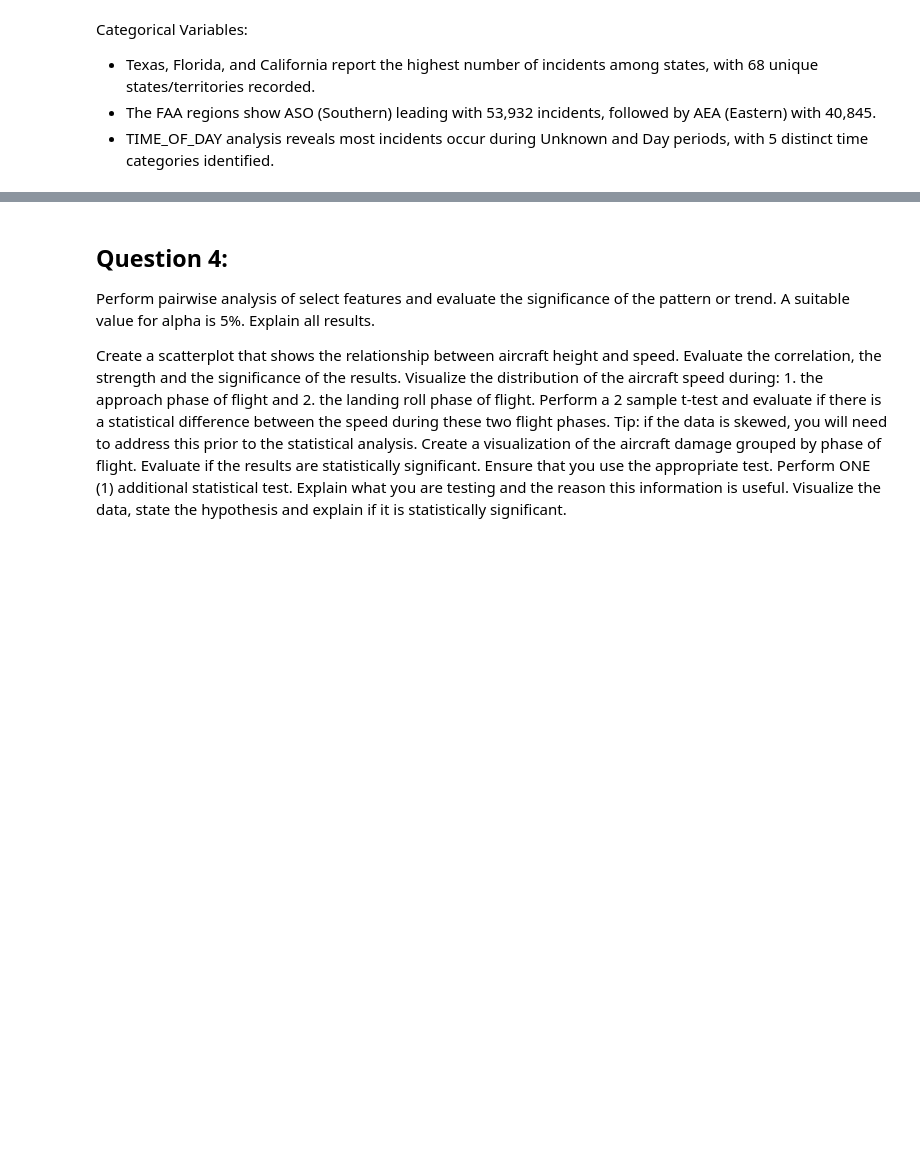
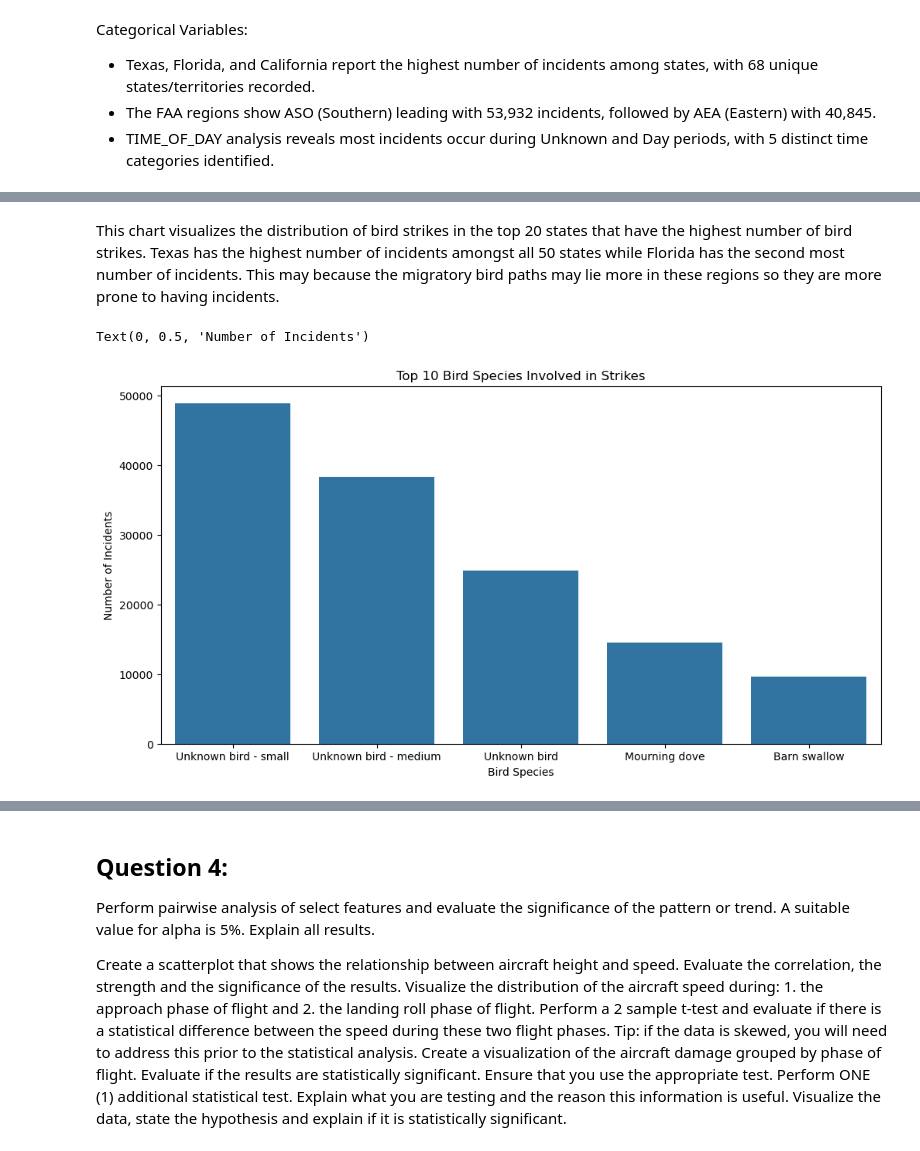
Before and after one commit to Halfgear/DS3000-Group-Project-2, a Jupyter notebook: DS3000.Practicum.2.ipynb, the cells around one changed output, grey strips where cells are left out. Cells and saved outputs as stored; diff of their text form; code cells hidden in the pictures; blank space fills up the shorter version.

```diff
--- a/DS3000.Practicum.2.ipynb
+++ b/DS3000.Practicum.2.ipynb
@@ -199,0 +225,16 @@ Ensure that you either : 1. perform a comparative analysis by evaluating 3 or mo
+# %% [markdown]
+This chart visualizes the distribution of bird strikes in the top 20 states that have the highest number of bird strikes. Texas has the highest number of incidents amongst all 50 states while Florida has the second most number of incidents. This may because the migratory bird paths may lie more in these regions so they are more prone to having incidents.
+# %%
+# Most common bird species that are involved in bird strikes
+incident_common_species = df.groupby('SPECIES')['INDEX_NR'].count().reset_index()
+
+common_species = incident_common_species.sort_values('INDEX_NR', ascending=False).head(5)
+
+plt.figure(figsize=(12,6))
+sns.barplot(data=common_species, x='SPECIES', y='INDEX_NR')
+plt.title('Top 10 Bird Species Involved in Strikes')
+plt.xlabel('Bird Species')
+plt.ylabel('Number of Incidents')
+# %% [output]
+Text(0, 0.5, 'Number of Incidents')
+[figure, added]
```
Also changed, not shown: parts of 12 cells of this notebook.
